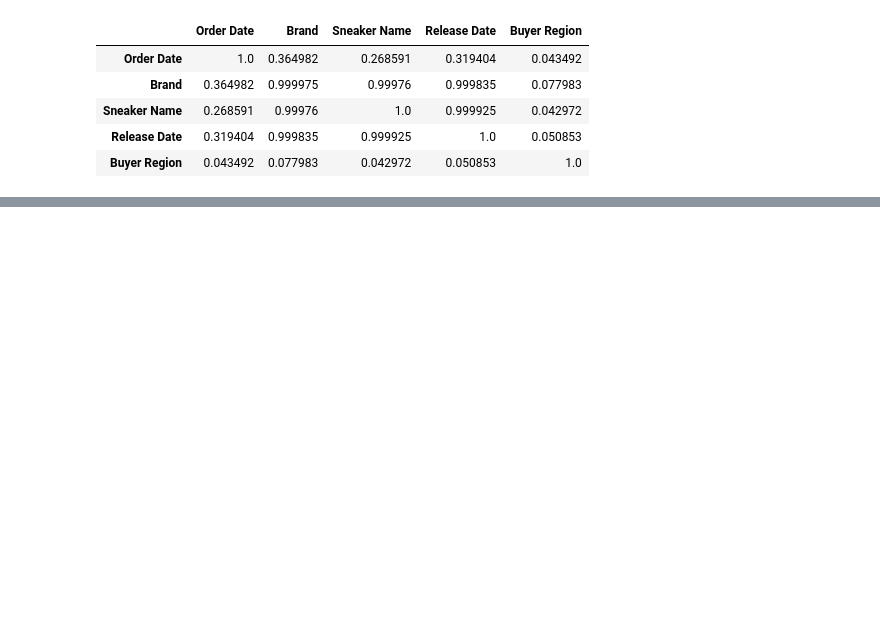
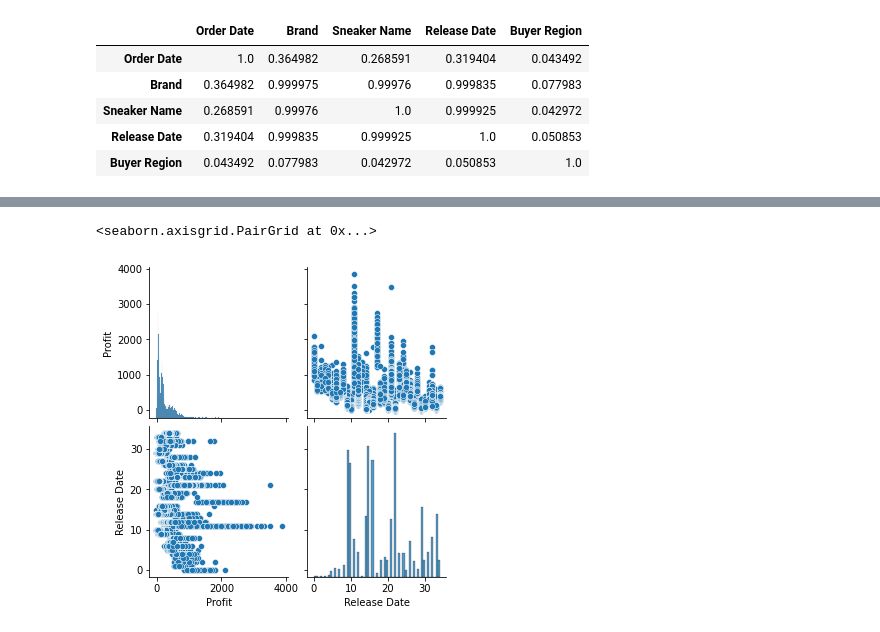
Before and after one commit to julienbaron/StockX-Sneaker-Data-Contest, a Jupyter notebook: StockX-Sneaker-Data-Contest.ipynb, the cells around one changed output, grey strips where cells are left out. Cells and saved outputs as stored; diff of their text form; code cells hidden in the pictures; blank space fills up the shorter version.

```diff
--- a/StockX-Sneaker-Data-Contest.ipynb
+++ b/StockX-Sneaker-Data-Contest.ipynb
@@ -208,6 +246,0 @@ df.dtypes
-# %%
-df['Order Date'] = pd.to_datetime(df['Order Date'])
-df['Release Date'] = pd.to_datetime(df['Release Date'])
-# %%
-df['Sale Price'] = df['Sale Price'].map(lambda x: x[1:].replace(',', '')).astype(float)
-df['Retail Price'] = df['Retail Price'].map(lambda x: x[1:].replace(',', '')).astype(float)
@@ -245,0 +338,5 @@ df['Profit'] = df["Sale Price"] - df["Retail Price"]
+# %%
+sns.pairplot(df[['Profit','Release Date']])
+# %% [output]
+<seaborn.axisgrid.PairGrid at 0x...>
+[figure, added]
```
Also changed, not shown: parts of 36 cells of this notebook.
